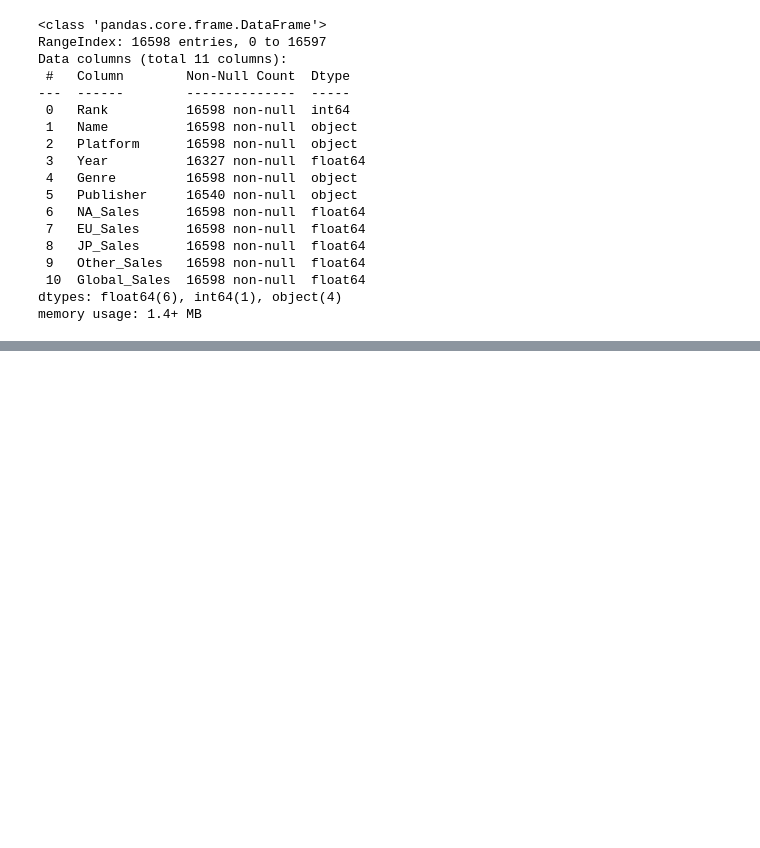
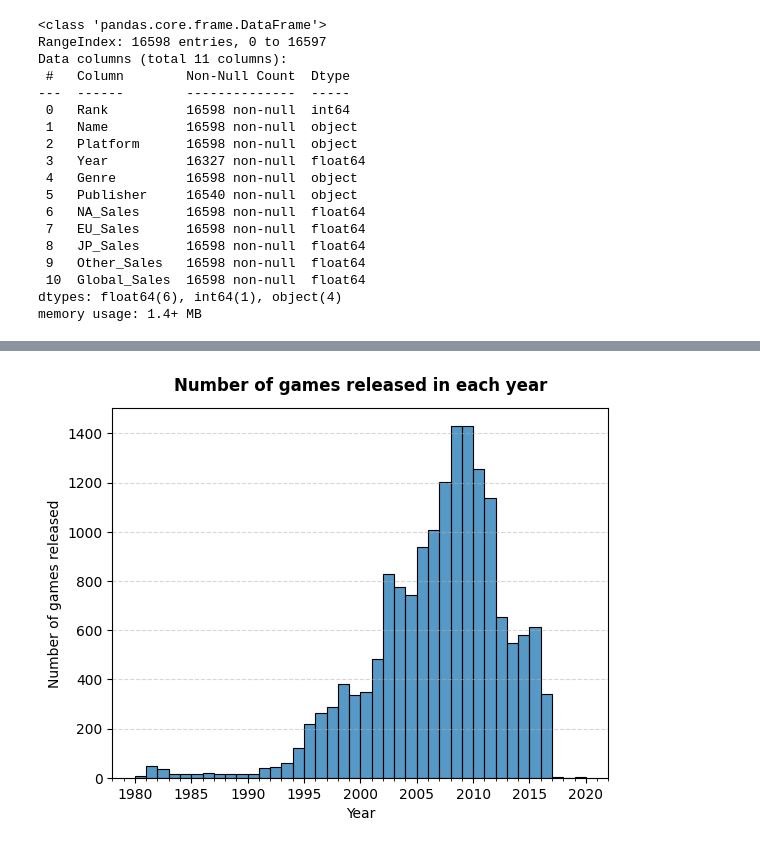
Before and after one commit to DanielAlejandro-Analytics/Video-Game-Sales, a Jupyter notebook: Games-Project.ipynb, the cells around one changed output, grey strips where cells are left out. Cells and saved outputs as stored; diff of their text form; code cells hidden in the pictures; blank space fills up the shorter version.

```diff
--- a/Games-Project.ipynb
+++ b/Games-Project.ipynb
@@ -151,3 +162,22 @@ df.shape
+# %%
+# Create histogram plot of number of games released each year
+sns.histplot(data=df, x="Year", binwidth=1)
+
+# Set x-label, y-label, and plot title
+plt.xlabel('Year')
+plt.ylabel('Number of games released')
+plt.title('Number of games released in each year',y=1.025, fontsize=12, fontweight="bold")
+
+# Set minor x-axis ticks
+plt.gca().xaxis.set_minor_locator(plt.MultipleLocator(1))
+
+# Add gridlines on the y-axis with dashed style, z-order 0, and alpha 0.5
+plt.grid(axis='y', linestyle='--', zorder=0, alpha=0.5)
+
+# Show the plot
+plt.show()
+# %% [output]
+[figure, added]
 # %%
 df.describe()
 # %% [output]
```
Also changed, not shown: parts of 20 cells of this notebook.
